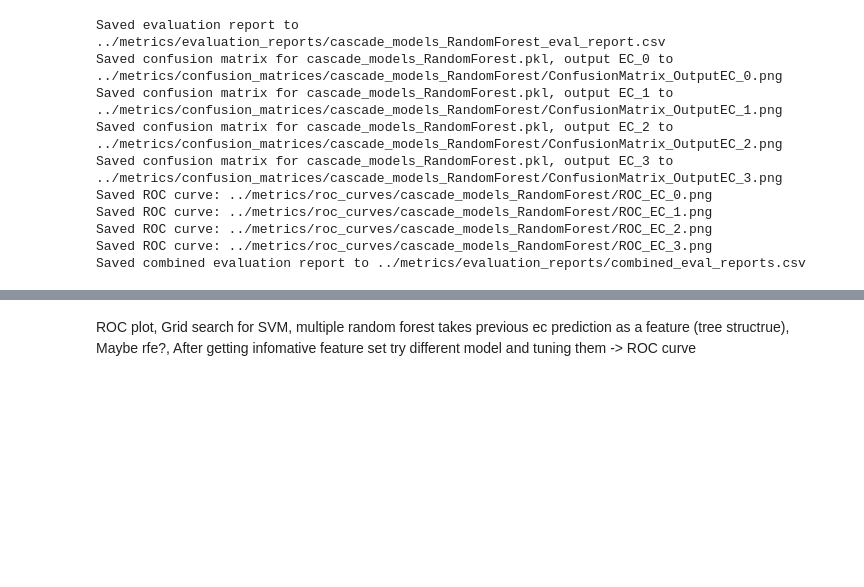
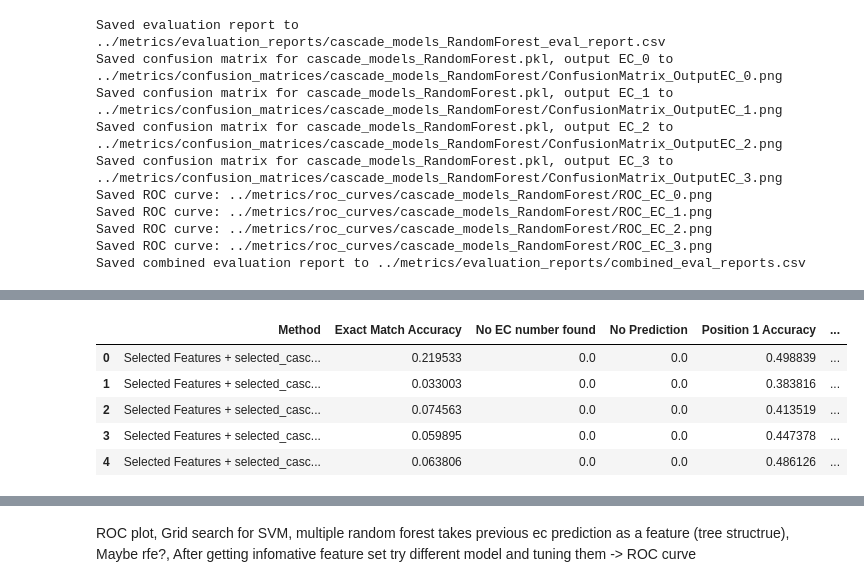
Before and after one commit to ScooterStuff/ec-prediction-ml, a Jupyter notebook: experiments/pipeline.ipynb, the cells around one changed output, grey strips where cells are left out. Saved outputs shown, nothing was run; the diff lists cells and outputs as text; code cells hidden in the pictures; blank space fills up the shorter version.

```diff
--- a/experiments/pipeline.ipynb
+++ b/experiments/pipeline.ipynb
@@ -469,2 +731,11 @@ report_combined.to_csv('../metrics/experiment_results.csv', index=False)
+# %%
+all_eval_reports
+# %% [output]
+|  | Method | Exact Match Accuracy | No EC number found | No Prediction | Position 1 Accuracy | ... |
+| 0 | Selected Features + selected_casc... | 0.219533 | 0.0 | 0.0 | 0.498839 | ... |
+| 1 | Selected Features + selected_casc... | 0.033003 | 0.0 | 0.0 | 0.383816 | ... |
+| 2 | Selected Features + selected_casc... | 0.074563 | 0.0 | 0.0 | 0.413519 | ... |
+| 3 | Selected Features + selected_casc... | 0.059895 | 0.0 | 0.0 | 0.447378 | ... |
+| 4 | Selected Features + selected_casc... | 0.063806 | 0.0 | 0.0 | 0.486126 | ... |
 # %%
 metrics = pd.read_csv('../metrics/experiment_results.csv')
```
Also changed, not shown: parts of 7 cells of this notebook, 49 other files.
